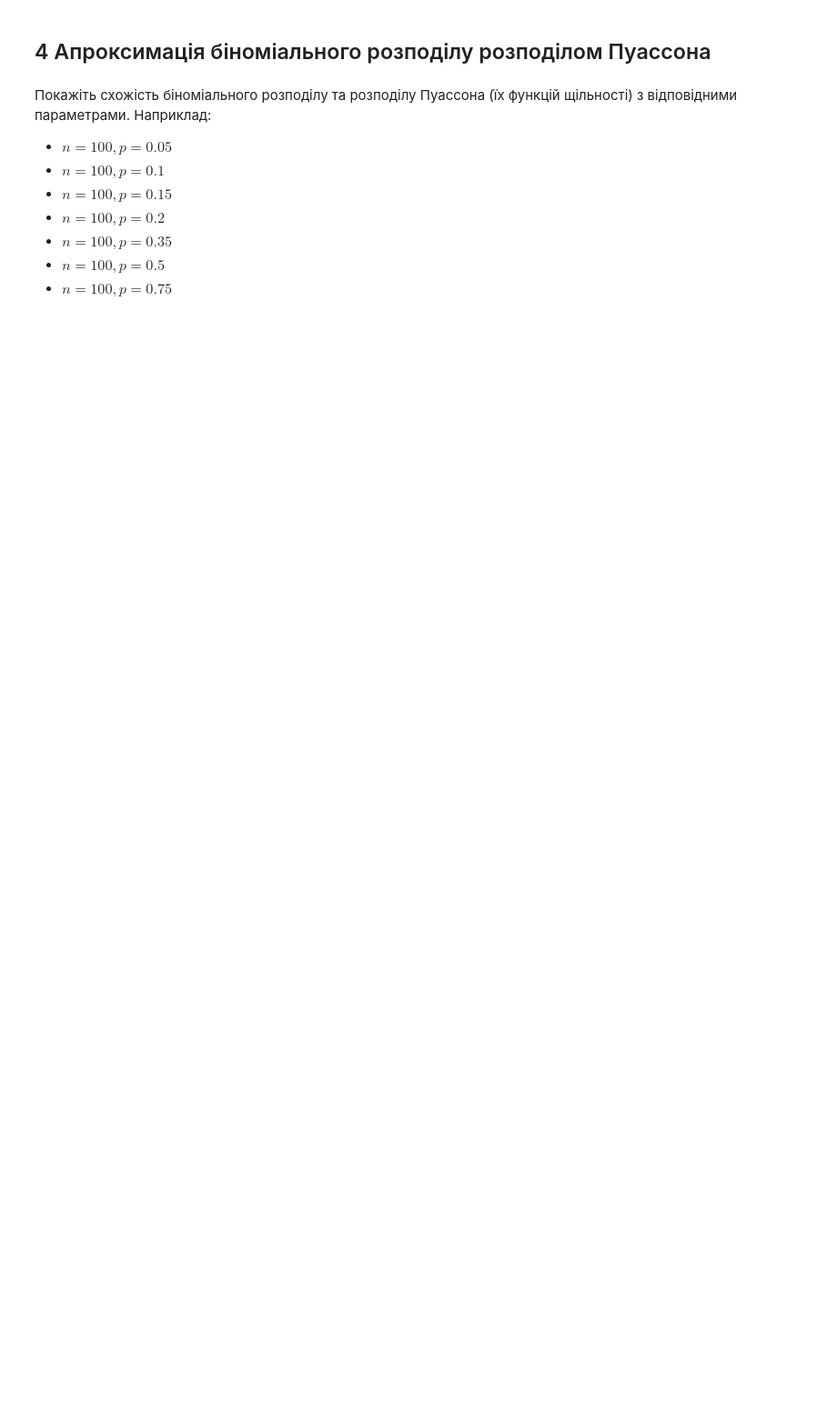
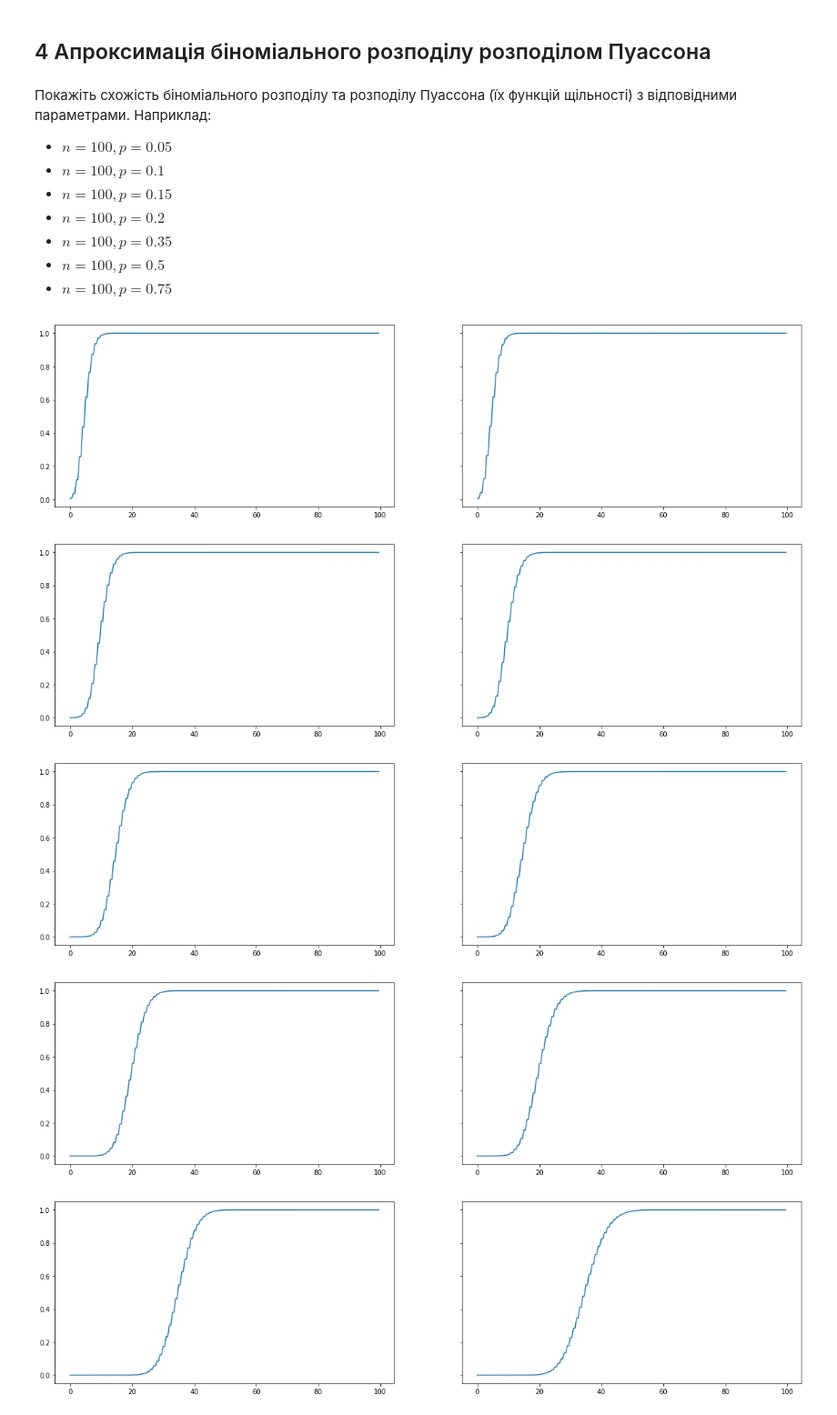
Before and after one commit to thestics/prob_labs, a Jupyter notebook: Лабораторне заняття 4/Домашня робота 4(Solved).ipynb, the cells around one changed output. Shown at 91% size. Cells and saved outputs as stored; diff of their text form; code cells hidden in the pictures; blank space fills up the shorter version.

```diff
--- a/Лабораторне заняття 4/Домашня робота 4(Solved).ipynb
+++ b/Лабораторне заняття 4/Домашня робота 4(Solved).ipynb
@@ -434,0 +446,21 @@ for i, M, n, N in zip(intg, MPars, nPars, NPars):
+# %%
+from scipy.stats import binom, poisson
+
+
+for n, p in [(100, 0.05), (100, 0.1), (100, 0.15), (100, 0.2), (100, 0.35), (100, 0.5), (100, 0.75)]:
+    x = np.arange(0, n, 0.5)
+    mu = n * p
+    y1 = binom.cdf(x, n=n, p=p)
+    y2 = poisson.cdf(x, mu=mu)
+    fig, axs = plt.subplots(1, 2, sharex=True, sharey=True, figsize=(20, 5))
+    axs[0].plot(x, y1)
+#     axs[0].title('binom, n={}, p={}'.format(n, p))
+    axs[1].plot(x, y2)
+#     axs[1].title('poisson, n={}, p={}, lambda={}'.format(n, p, mu))
+plt.show()
+# %% [output]
+[figure, added]
+[figure, added]
+[figure, added]
+[figure, added]
+[figure, added]
```
Also changed, not shown: parts of 3 cells of this notebook, 2 other files.
